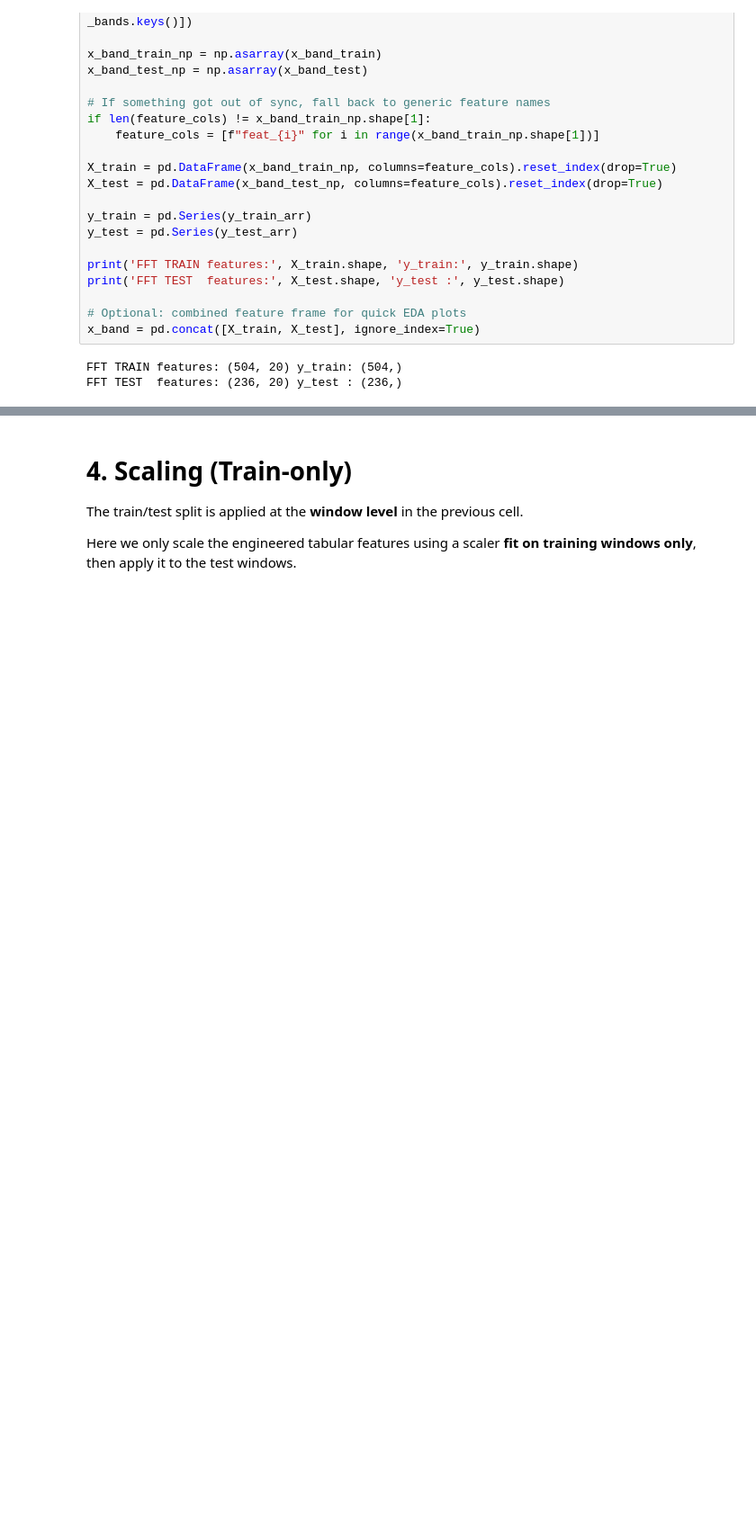
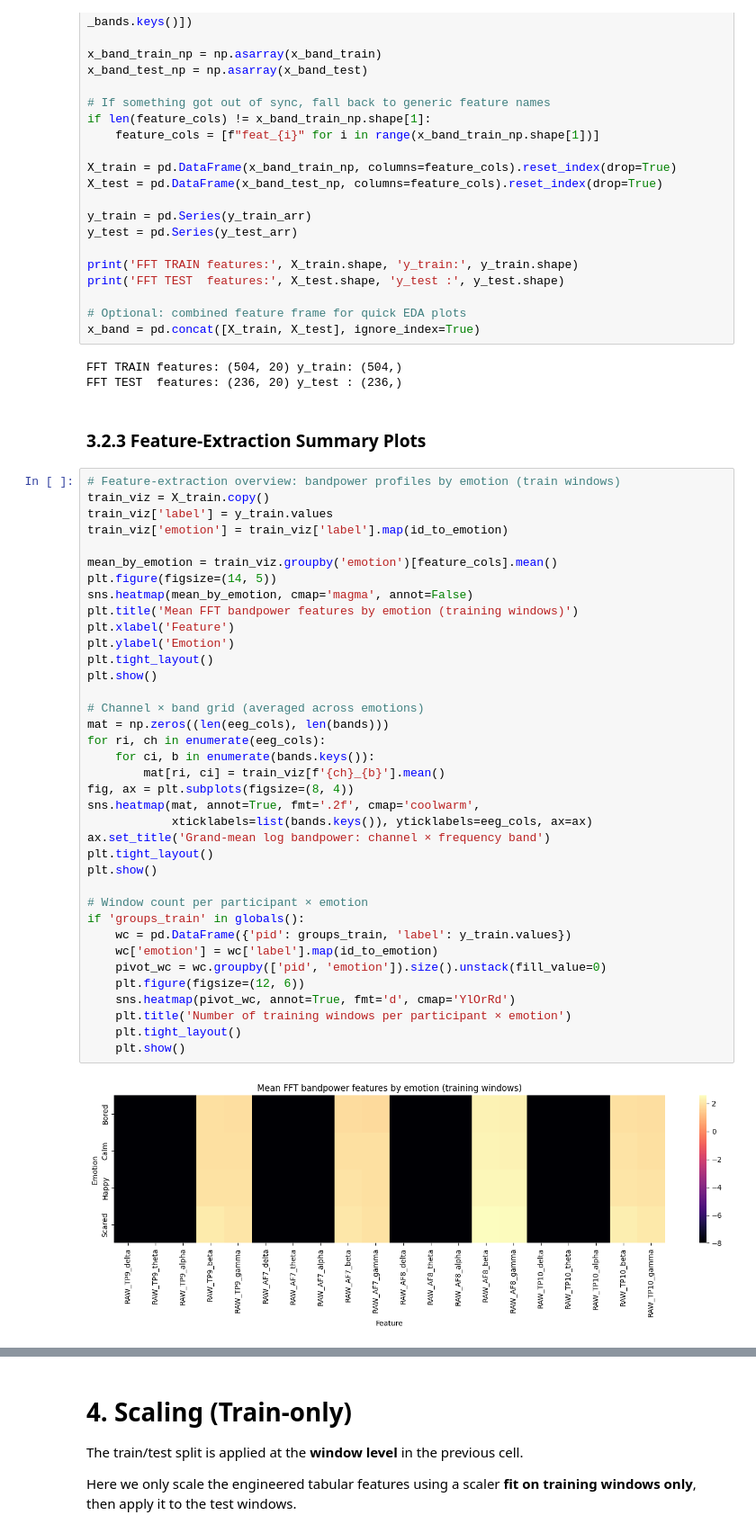
Before and after one commit to mushfique-tajwar/VR-EEG-Deep-Learning, a Jupyter notebook: code.ipynb, the cells around one changed output, grey strips where cells are left out. Shown at 90% size. Saved outputs shown, nothing was run; the diff lists cells and outputs as text; blank space fills up the shorter version.

```diff
--- a/code.ipynb
+++ b/code.ipynb
@@ -717,3 +830,44 @@ x_band = pd.concat([X_train, X_test], ignore_index=True)
 # %% [output]
 FFT TRAIN features: (504, 20) y_train: (504,)
 FFT TEST  features: (236, 20) y_test : (236,)
+# %% [markdown]
+### 3.2.3 Feature-Extraction Summary Plots
+# %%
+# Feature-extraction overview: bandpower profiles by emotion (train windows)
+train_viz = X_train.copy()
+train_viz['label'] = y_train.values
+train_viz['emotion'] = train_viz['label'].map(id_to_emotion)
+
+mean_by_emotion = train_viz.groupby('emotion')[feature_cols].mean()
+plt.figure(figsize=(14, 5))
+sns.heatmap(mean_by_emotion, cmap='magma', annot=False)
+plt.title('Mean FFT bandpower features by emotion (training windows)')
+plt.xlabel('Feature')
+plt.ylabel('Emotion')
+plt.tight_layout()
+plt.show()
+
+# Channel × band grid (averaged across emotions)
+mat = np.zeros((len(eeg_cols), len(bands)))
+for ri, ch in enumerate(eeg_cols):
+    for ci, b in enumerate(bands.keys()):
+        mat[ri, ci] = train_viz[f'{ch}_{b}'].mean()
+fig, ax = plt.subplots(figsize=(8, 4))
+sns.heatmap(mat, annot=True, fmt='.2f', cmap='coolwarm',
+            xticklabels=list(bands.keys()), yticklabels=eeg_cols, ax=ax)
+ax.set_title('Grand-mean log bandpower: channel × frequency band')
+plt.tight_layout()
+plt.show()
+
+# Window count per participant × emotion
+if 'groups_train' in globals():
+    wc = pd.DataFrame({'pid': groups_train, 'label': y_train.values})
+    wc['emotion'] = wc['label'].map(id_to_emotion)
+    pivot_wc = wc.groupby(['pid', 'emotion']).size().unstack(fill_value=0)
+    plt.figure(figsize=(12, 6))
+    sns.heatmap(pivot_wc, annot=True, fmt='d', cmap='YlOrRd')
+    plt.title('Number of training windows per participant × emotion')
+    plt.tight_layout()
+    plt.show()
+# %% [output]
+[figure, added]
```
Also changed, not shown: parts of 44 cells of this notebook, 1 other file.
